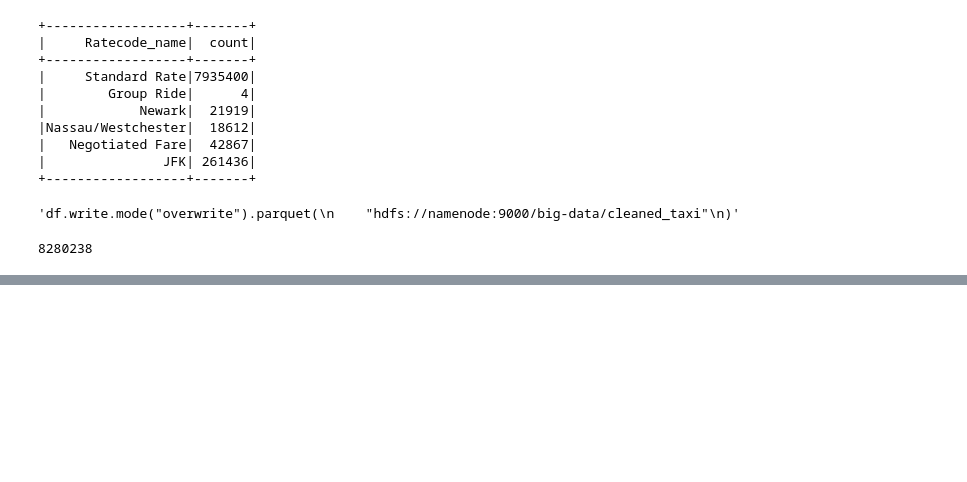
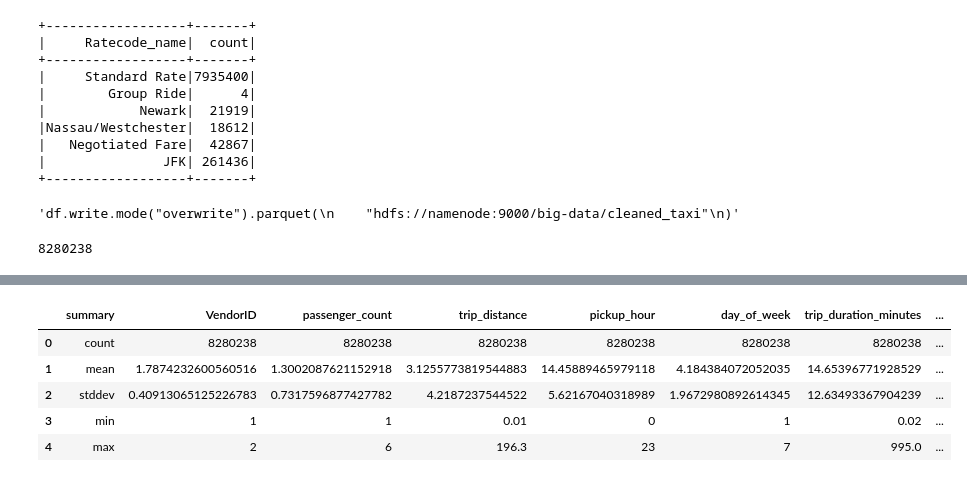
Before and after one commit to Ibrahimtech821/big-dataproject, a Jupyter notebook: Bigdata_project.ipynb, the cells around one changed output, grey strips where cells are left out. Saved outputs shown, nothing was run; the diff lists cells and outputs as text; code cells hidden in the pictures; blank space fills up the shorter version.

```diff
--- a/Bigdata_project.ipynb
+++ b/Bigdata_project.ipynb
@@ -419,0 +454,5 @@ df.count()
+# %%
+from pyspark.sql.functions import hour
+
+df5 = df5.withColumn("pickup_hour", hour("tpep_pickup_datetime"))
+df5.select("tpep_pickup_datetime", "pickup_hour").show(5)
@@ -419,0 +493,3 @@ df.count()
+# %%
+df5 = df5.withColumn("dropoff_hour", hour("tpep_dropoff_datetime"))
+df5.select("tpep_dropoff_datetime", "dropoff_hour").show(5)
@@ -419,0 +557,5 @@ df.count()
+# %%
+from pyspark.sql.functions import dayofweek
+
+df5 = df5.withColumn("day_of_week", dayofweek("tpep_pickup_datetime"))
+df5.select("tpep_pickup_datetime", "day_of_week").show(5)
@@ -419,0 +590,22 @@ df.count()
+# %%
+from pyspark.sql.functions import col
+
+selected_columns = [
+    "VendorID",
+    "passenger_count",
+    "trip_distance",
+    "pickup_hour",
+    "day_of_week",
+    "trip_duration_minutes",
+    "RatecodeID",
+    "payment_type",
+    "fare_amount",
+    "PULocationID",
+    "DOLocationID",
+    "payment_type_name",
+    "Ratecode_name",
+    "total_amount"
+]
+df_engineered = df5.select([col(c) for c in selected_columns])
+print(f"final_shape: {df_engineered.count():,} rows x {len(df_engineered.columns)} columns")
+df_engineered.printSchema()
@@ -419,0 +629,10 @@ df.count()
+# %%
+rr=df_engineered.describe()
+rr.toPandas()
+# %% [output]
+|  | summary | VendorID | passenger_count | trip_distance | pickup_hour | day_of_week | trip_duration_minutes | ... |
+| 0 | count | 8280238 | 8280238 | 8280238 | 8280238 | 8280238 | 8280238 | ... |
+| 1 | mean | 1.7874232600560516 | 1.3002087621152918 | 3.1255773819544883 | 14.45889465979118 | 4.184384072052035 | 14.65396771928529 | ... |
+| 2 | stddev | 0.40913065125226783 | 0.7317596877427782 | 4.2187237544522 | 5.62167040318989 | 1.9672980892614345 | 12.63493367904239 | ... |
+| 3 | min | 1 | 1 | 0.01 | 0 | 1 | 0.02 | ... |
+| 4 | max | 2 | 6 | 196.3 | 23 | 7 | 995.0 | ... |
```
Also changed, not shown: parts of 11 cells of this notebook.
